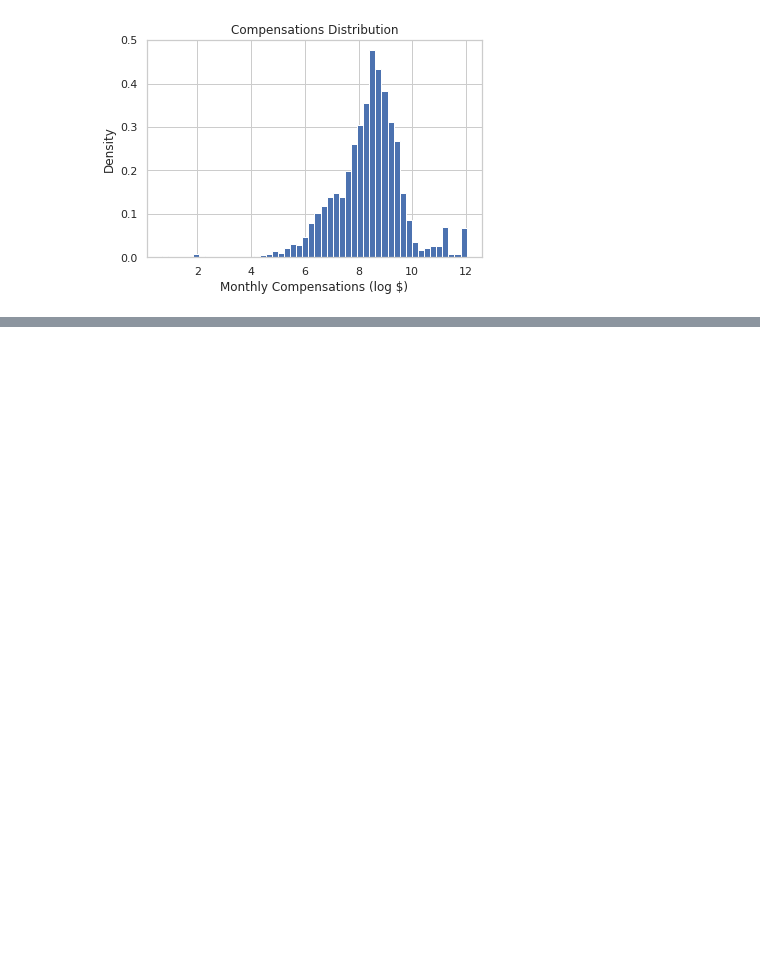
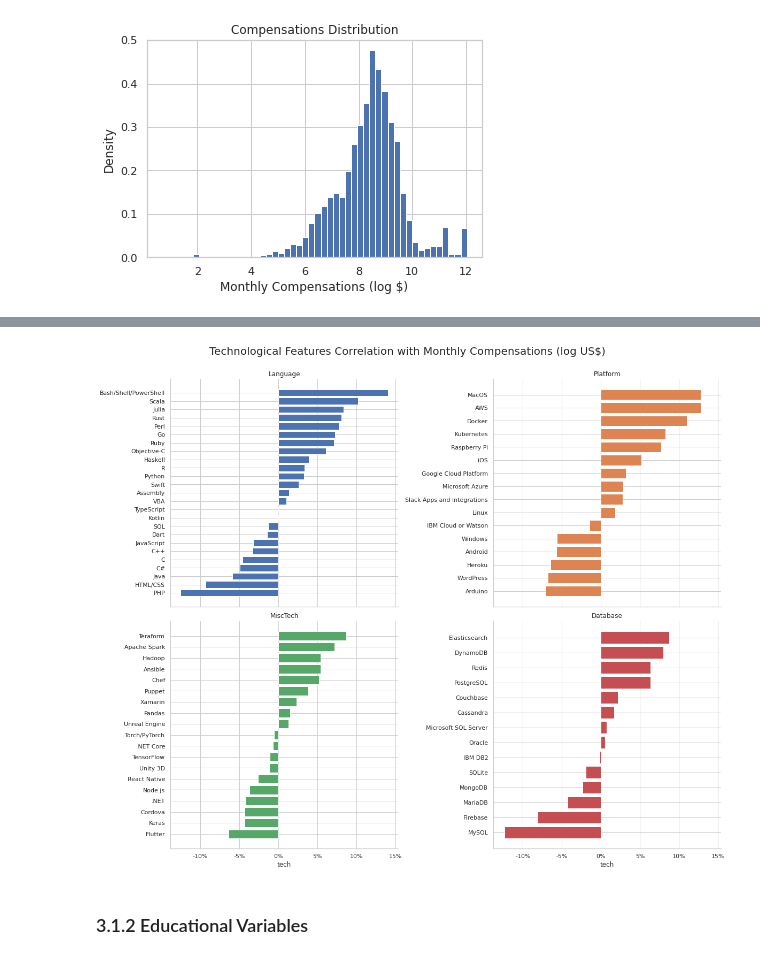
Before and after one commit to leofmr/stack_ds, a Jupyter notebook: SalaryPrediction.ipynb, the cells around one changed output, grey strips where cells are left out. Saved outputs shown, nothing was run; the diff lists cells and outputs as text; code cells hidden in the pictures; blank space fills up the shorter version.

```diff
--- a/SalaryPrediction.ipynb
+++ b/SalaryPrediction.ipynb
@@ -719,5 +341,0 @@ dtype: float64
-# %%
-countries_cols = top_countries_stds.index
-X_with_countries = X.join(countries_dummies[countries_cols])
-for col in countries_cols:
-    X_with_countries[col].fillna(0, inplace=True)
@@ -765,9 +341,0 @@ schema = pd.read_csv(r'data/2020_schema.csv', index_col='Column', squeeze=True)
-# %%
-selected_cols = ['CompTotal', 'CurrencyDesc', 'CurrencySymbol',
-                 'NEWOffTopic', 'NEWOnboardGood', 'NEWOtherComms',
-                 'NEWPurpleLink', 'SOAccount', 'SOComm', 'SOPartFreq',
-                 'SOVisitFreq', 'SurveyEase', 'SurveyLength', 'NEWJobHunt',
-                 'NEWJobHuntResearch', 'NEWSOSites', 'NEWStuck']
-
-for col in excluded_cols:
-    print(f'{col}: {schema[col]}\n')
@@ -775,0 +344,8 @@ NameError: name 'excluded_cols' is not defined
+# %%
+corr = [biserial_corr(log_y, tech_dummies[col]) for col in tech_dummies.columns]
+data = {'corr': corr, 'tech': tech_dummies.columns}
+corr_data = pd.DataFrame(data=data)
+corr_data[['type','tech']] = corr_data['tech'].str.split('_', expand=True)
+corr_data['type'] = corr_data['type'].str.replace('WorkedWith', '')
+corr_data['type'] = pd.Categorical(corr_data['type'], categories=tech_types, ordered=True)
+corr_data.sort_values('corr', inplace=True)
@@ -775,0 +358,16 @@ NameError: name 'excluded_cols' is not defined
+# %%
+gs = sns.FacetGrid(data=corr_data, col='type', sharey=False,
+                   col_wrap=2, aspect=1.2, height=7, hue='type',
+                   palette=tech_palette)
+gs.map(plt.barh, 'tech', 'corr')
+gs.set_titles('{col_name}')
+for i, ax in enumerate(gs.axes.flat):
+        ax.xaxis.set_major_formatter(lambda x, p: f'{x:.0%}')
+        ax.set_ylabel('')
+gs.fig.subplots_adjust(top=0.92)
+gs.fig.suptitle('Technological Features Correlation with Monthly Compensations (log US$)', fontsize=20)
+plt.show()
+# %% [output]
+[figure, added]
+# %% [markdown]
+### 3.1.2 Educational Variables
```
Also changed, not shown: parts of 134 cells of this notebook.
